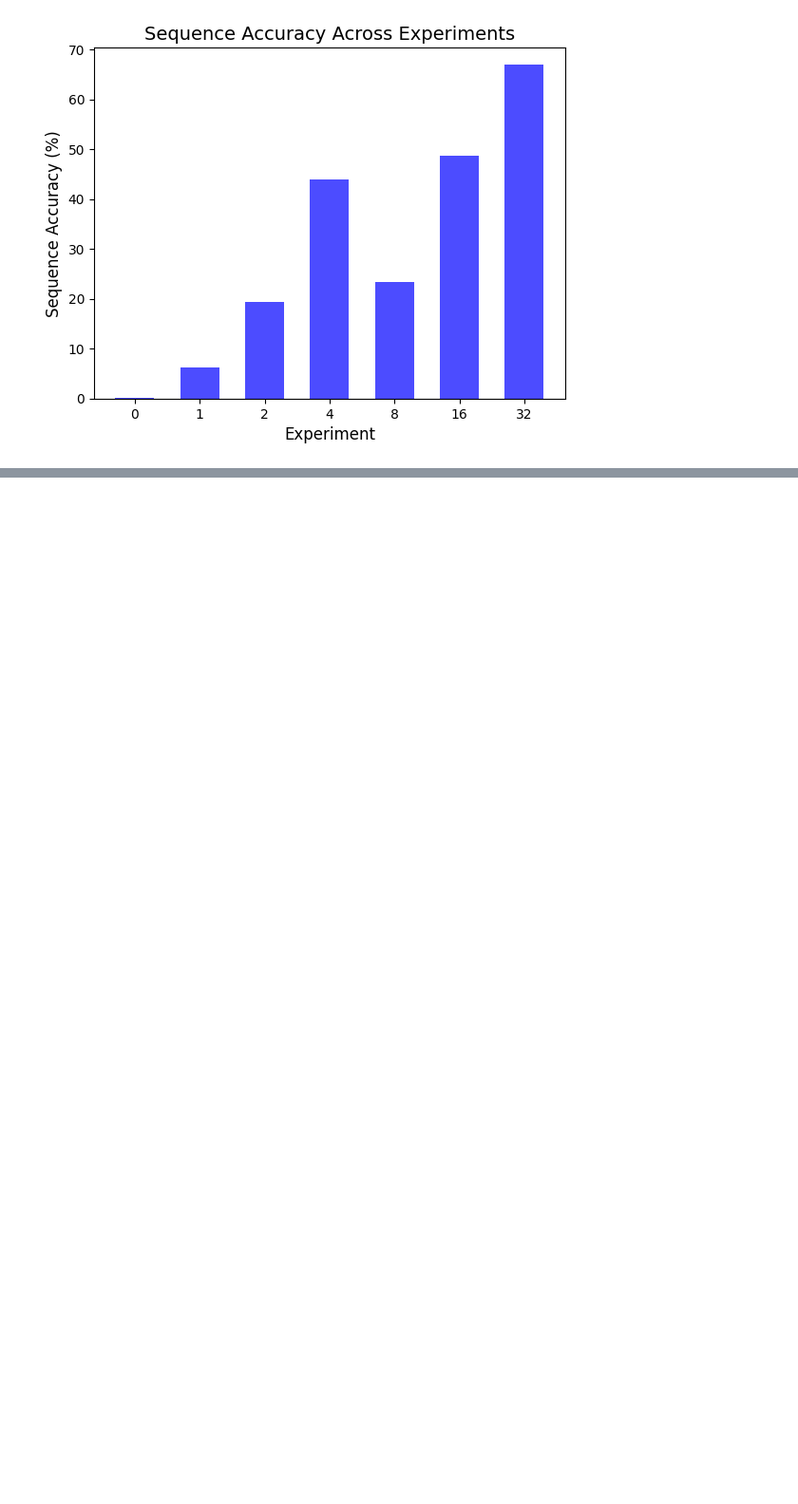
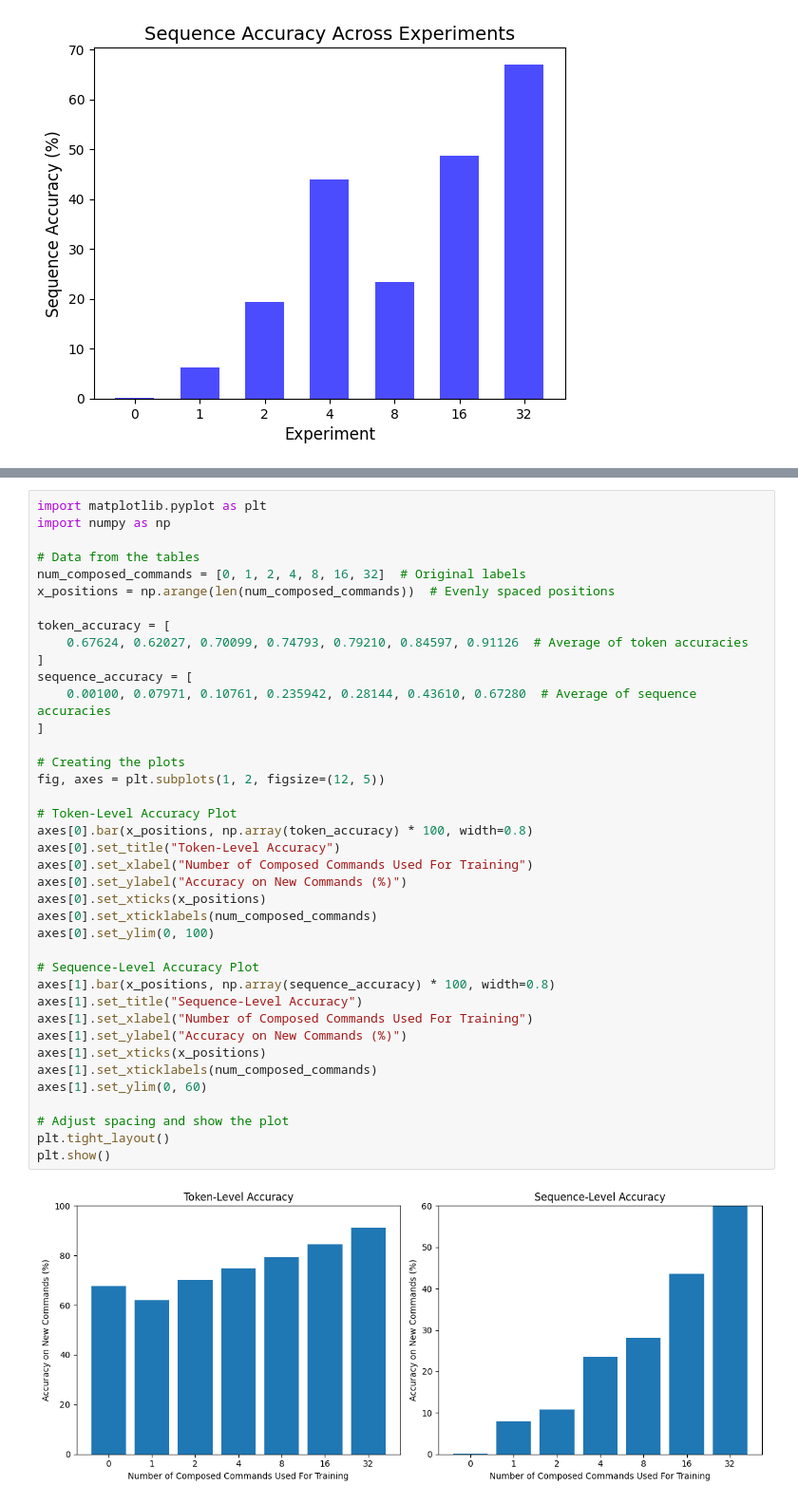
Before and after one commit to bragg13/crispy-fortnight, a Jupyter notebook: experiment3_visualization.ipynb, the cells around one changed output, grey strips where cells are left out. Shown: that part at 95% size. Saved outputs shown, nothing was run; the diff lists cells and outputs as text; blank space fills up the shorter version.

````diff
--- a/experiment3_visualization.ipynb
+++ b/experiment3_visualization.ipynb
@@ -115 +115,42 @@ plt.show()
 ```
+# %%
+import matplotlib.pyplot as plt
+import numpy as np
+
+# Data from the tables
+num_composed_commands = [0, 1, 2, 4, 8, 16, 32]  # Original labels
+x_positions = np.arange(len(num_composed_commands))  # Evenly spaced positions
+
+token_accuracy = [
+    0.67624, 0.62027, 0.70099, 0.74793, 0.79210, 0.84597, 0.91126  # Average of token accuracies
+]
+sequence_accuracy = [
+    0.00100, 0.07971, 0.10761, 0.235942, 0.28144, 0.43610, 0.67280  # Average of sequence accuracies
+]
+
+# Creating the plots
+fig, axes = plt.subplots(1, 2, figsize=(12, 5))
+
+# Token-Level Accuracy Plot
+axes[0].bar(x_positions, np.array(token_accuracy) * 100, width=0.8)
+axes[0].set_title("Token-Level Accuracy")
+axes[0].set_xlabel("Number of Composed Commands Used For Training")
+axes[0].set_ylabel("Accuracy on New Commands (%)")
+axes[0].set_xticks(x_positions)
+axes[0].set_xticklabels(num_composed_commands)
+axes[0].set_ylim(0, 100)
+
+# Sequence-Level Accuracy Plot
+axes[1].bar(x_positions, np.array(sequence_accuracy) * 100, width=0.8)
+axes[1].set_title("Sequence-Level Accuracy")
+axes[1].set_xlabel("Number of Composed Commands Used For Training")
+axes[1].set_ylabel("Accuracy on New Commands (%)")
+axes[1].set_xticks(x_positions)
+axes[1].set_xticklabels(num_composed_commands)
+axes[1].set_ylim(0, 60)
+
+# Adjust spacing and show the plot
+plt.tight_layout()
+plt.show()
+# %% [output]
+[figure, added]
````
Also changed, not shown: parts of 4 cells of this notebook.
